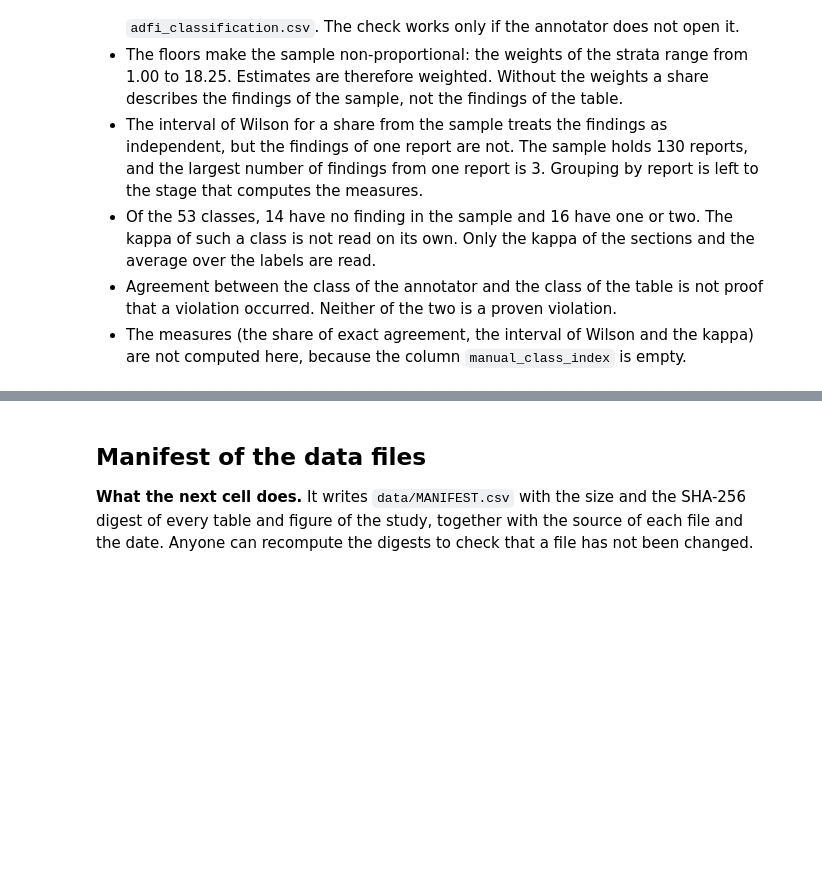
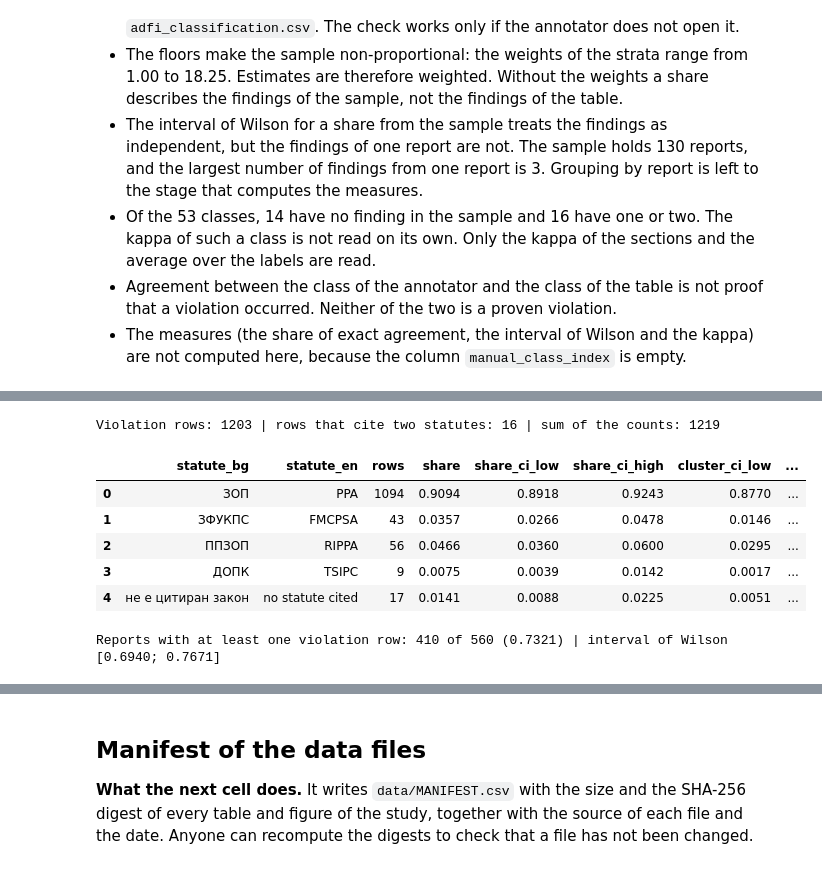
Before and after one commit to beluhov/adfi-violations-classification, a Jupyter notebook: ADFI_Violations_Classification.ipynb, the cells around one changed output, grey strips where cells are left out. Saved outputs shown, nothing was run; the diff lists cells and outputs as text; code cells hidden in the pictures; blank space fills up the shorter version.

```diff
--- a/ADFI_Violations_Classification.ipynb
+++ b/ADFI_Violations_Classification.ipynb
@@ -1903,0 +2072,47 @@ Where $p_o$ is the share of findings for which the two indicators are equal; and
+# %%
+STATUTES = [("ЗОП", "PPA"), ("ЗФУКПС", "FMCPSA"), ("ППЗОП", "RIPPA"), ("ДОПК", "TSIPC")]
+STATUTE_NONE = ("не е цитиран закон", "no statute cited")
+
+law_tokens = viol["law"].fillna("").str.split(",").apply(lambda parts: {part.strip() for part in parts if part.strip()})
+assert set().union(*law_tokens) <= {bg for bg, en in STATUTES}
+
+stat_rows = []
+for statute_bg, statute_en in [*STATUTES, STATUTE_NONE]:
+    if statute_bg == STATUTE_NONE[0]:
+        stat_mask = law_tokens.apply(len).eq(0).to_numpy()
+    else:
+        stat_mask = law_tokens.apply(lambda tokens, name=statute_bg: name in tokens).to_numpy()
+    stat_count = int(stat_mask.sum())
+    stat_boot = (h1a_weights @ np.bincount(h1a_codes, weights=stat_mask, minlength=h1a_clusters)) / h1a_boot_total
+    stat_wilson = wilson_interval(stat_count, h1a_rows_total)
+    stat_rows.append([statute_bg, statute_en, stat_count, stat_count / h1a_rows_total, float(stat_wilson[0]), float(stat_wilson[1]),
+                      float(np.quantile(stat_boot, 0.025)), float(np.quantile(stat_boot, 0.975))])
+
+violation_rows_by_statute = pd.DataFrame(stat_rows, columns=["statute_bg", "statute_en", "rows", "share", "share_ci_low", "share_ci_high",
+                                                            "cluster_ci_low", "cluster_ci_high"])
+assert violation_rows_by_statute["rows"].tolist() == [1094, 43, 56, 9, 17]
+rows_with_two_statutes = int((law_tokens.apply(len) > 1).sum())
+assert int(violation_rows_by_statute["rows"].sum()) == h1a_rows_total + rows_with_two_statutes
+
+for column in ("share", "share_ci_low", "share_ci_high", "cluster_ci_low", "cluster_ci_high"):
+    violation_rows_by_statute[column] = violation_rows_by_statute[column].round(4)
+violation_rows_by_statute.to_csv(DERIVED_DIR / "violation_rows_by_statute.csv", sep=";", index=False, encoding="utf-8", lineterminator="\n")
+
+n_reports_violation = viol["report_key"].nunique()
+n_reports_total = len(meta_df)
+assert (n_reports_violation, n_reports_total) == (410, 560)
+reports_wilson = wilson_interval(n_reports_violation, n_reports_total)
+
+print(f"Violation rows: {h1a_rows_total} | rows that cite two statutes: {rows_with_two_statutes} | sum of the counts: {int(violation_rows_by_statute['rows'].sum())}")
+with pd.option_context("display.max_colwidth", None):
+    display(violation_rows_by_statute)
+print(f"Reports with at least one violation row: {n_reports_violation} of {n_reports_total} ({n_reports_violation / n_reports_total:.4f}) | interval of Wilson [{reports_wilson[0]:.4f}; {reports_wilson[1]:.4f}]")
+# %% [output]
+Violation rows: 1203 | rows that cite two statutes: 16 | sum of the counts: 1219
+|  | statute_bg | statute_en | rows | share | share_ci_low | share_ci_high | cluster_ci_low | ... |
+| 0 | ЗОП | PPA | 1094 | 0.9094 | 0.8918 | 0.9243 | 0.8770 | ... |
+| 1 | ЗФУКПС | FMCPSA | 43 | 0.0357 | 0.0266 | 0.0478 | 0.0146 | ... |
+| 2 | ППЗОП | RIPPA | 56 | 0.0466 | 0.0360 | 0.0600 | 0.0295 | ... |
+| 3 | ДОПК | TSIPC | 9 | 0.0075 | 0.0039 | 0.0142 | 0.0017 | ... |
+| 4 | не е цитиран закон | no statute cited | 17 | 0.0141 | 0.0088 | 0.0225 | 0.0051 | ... |
+Reports with at least one violation row: 410 of 560 (0.7321) | interval of Wilson [0.6940; 0.7671]
```
Also changed, not shown: parts of 17 cells of this notebook, 5 other files.
